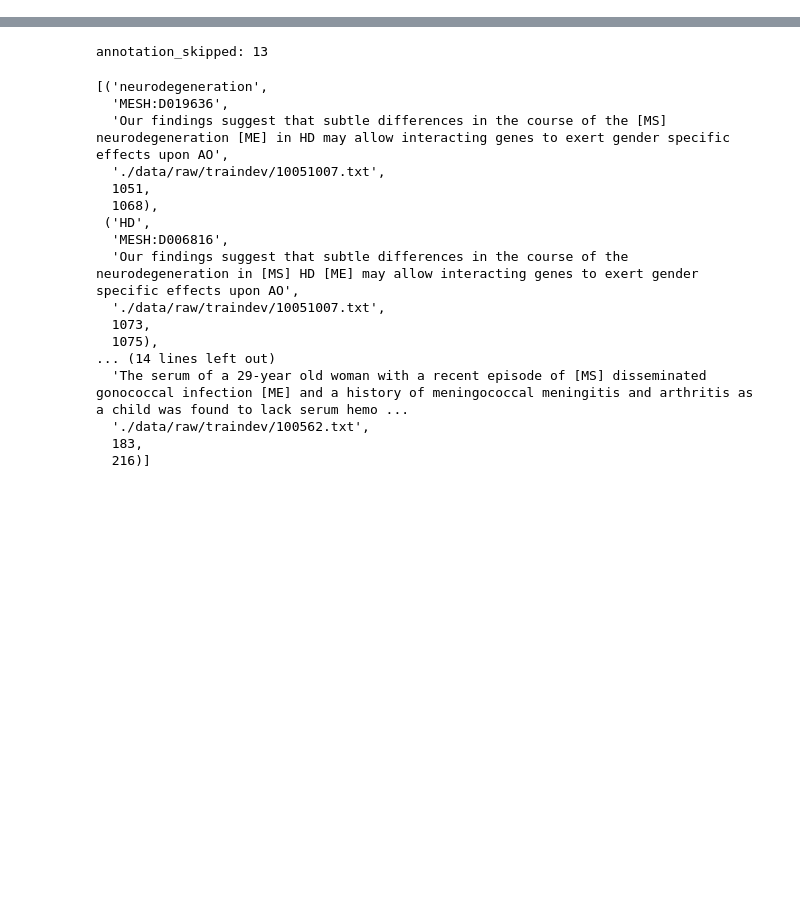
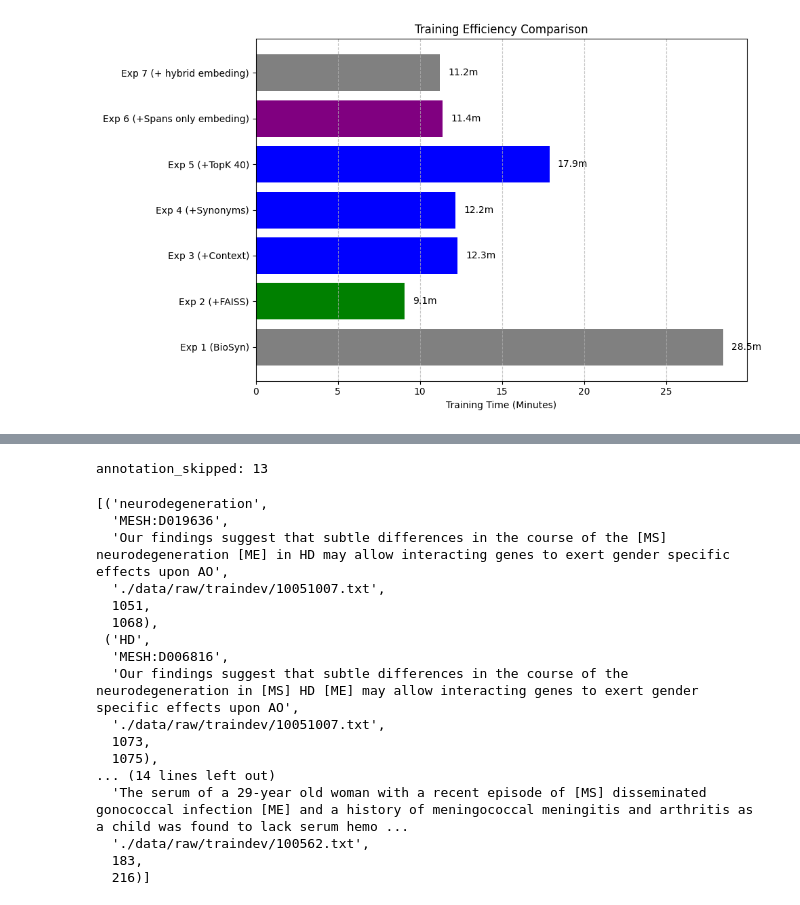
Before and after one commit to antoinsader/biosyn_faiss_prod, a Jupyter notebook: test.ipynb, the cells around one changed output, grey strips where cells are left out. Drawn from its saved outputs; the diff is of its cells as text; code cells hidden in the pictures; blank space fills up the shorter version.

```diff
--- a/test.ipynb
+++ b/test.ipynb
@@ -0,0 +1,20 @@
+# %%
+import matplotlib.pyplot as plt
+
+experiments = ['Exp 1 (BioSyn)', 'Exp 2 (+FAISS)', 'Exp 3 (+Context)', 'Exp 4 (+Synonyms)', 'Exp 5 (+TopK 40)', 'Exp 6 (+Spans only embeding)', 'Exp 7 (+ hybrid embeding)']
+times = [28.5, 9.05, 12.3, 12.18, 17.9, 11.38, 11.22] # in minutes
+
+plt.figure(figsize=(10, 6))
+bars = plt.barh(experiments, times, color=['gray', 'green', 'blue', 'blue', 'blue', 'purple'])
+plt.xlabel('Training Time (Minutes)')
+plt.title('Training Efficiency Comparison')
+plt.grid(axis='x', linestyle='--', alpha=0.7)
+
+# Add values
+for bar in bars:
+    width = bar.get_width()
+    plt.text(width + 0.5, bar.get_y() + bar.get_height()/2, f'{width:.1f}m', va='center')
+
+plt.tight_layout()
+# %% [output]
+[figure, added]
```
Also changed, not shown: parts of 3 cells of this notebook, 4 other files.
